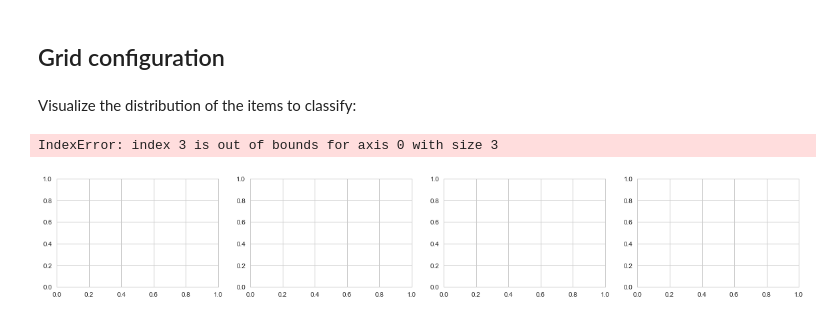
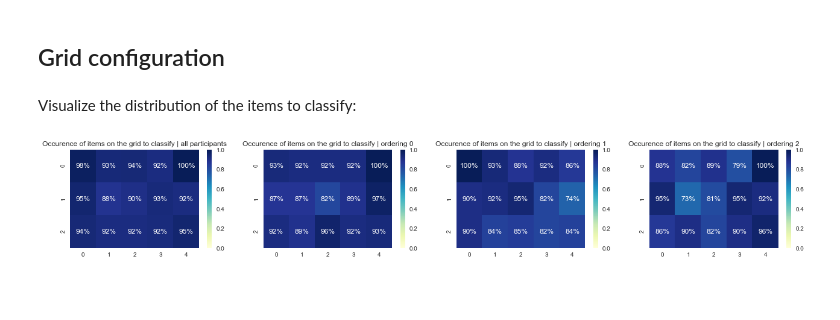
Before and after one commit to NormandErwan/HandheldVesadThesis, a Jupyter notebook: analysis/Enlarging a Smartphone with AR to Create a Handheld VESAD (Virtually Extended Screen-Aligned Display).ipynb, the cells around one changed output. Cells and saved outputs as stored; diff of their text form; code cells hidden in the pictures; blank space fills up the shorter version.

```diff
--- a/analysis/Enlarging a Smartphone with AR to Create a Handheld VESAD (Virtually Extended Screen-Aligned Display).ipynb
+++ b/analysis/Enlarging a Smartphone with AR to Create a Handheld VESAD (Virtually Extended Screen-Aligned Display).ipynb
@@ -124,14 +129,7 @@ participants.set_index('participant_id', inplace=True)
 # Some participants are non valid or don't have complete mesures
 non_valid_participants = [0]
 participants = participants[~participants.index.isin(non_valid_participants)]
+rates = rates[~rates['participant_id'].isin(non_valid_participants)]
 
 incomplete_trials_participant_ids = [0, 4]
 trials = trials[~trials['participant_id'].isin(incomplete_trials_participant_ids)].reset_index(drop=True)
-
-# Some participants have wrong head phone mesures
-for head_distance_column in ['absolute_head_phone_distance', 'signed_head_phone_distance']:
-    trials.loc[trials[head_distance_column] == 0, head_distance_column] = np.nan
-# %%
-# Copy ordering column from participants to trials
-trials['ordering'] = [participants.at[participant_id, 'ordering'] for participant_id in trials['participant_id']]
-trials['ordering'] = trials['ordering'].astype(trials_ivs['ordering']['categorical'])
@@ -138,9 +140,14 @@ trials['ordering'] = trials['ordering'].astype(trials_ivs['ordering']['categoric
+# %%
+# Copy ordering column from rates to participants
+participants['ordering'] = rates.groupby('participant_id')['ordering'].first()
+participants['ordering'] = participants['ordering'].astype(trials_ivs['ordering']['categorical'])
+
+# Set categoricals to rates IVs
+for iv_label in ['ordering', 'technique']:
+    rates[iv_label] = rates[iv_label].astype(trials_ivs[iv_label]['categorical'])
 # %%
 # Eval the arrays in some dvs
 def eval_if_str(data):
     return literal_eval(data) if isinstance(data, str) else data
 
-for dv_label in participants_dvs.columns:
-    participants[dv_label] = participants[dv_label].apply(eval_if_str)
-
 trials['grid_config'] = trials['grid_config'].apply(eval_if_str)
@@ -361,24 +389,26 @@ Visualize the distribution of the items to classify:
 # %%
 grid_shape, grid_items_count = (5, 3), 5
 
 def count_grid_items_to_classify(participant_ids):
-    grid_counts = pd.DataFrame(0, columns=range(grid_shape[1]), index=range(grid_shape[0]))
+    grid_counts = pd.DataFrame(0, columns=range(grid_shape[0]), index=range(grid_shape[1]))
     for index, grid_config in trials.loc[trials['participant_id'].isin(participant_ids), 'grid_config'].iteritems():
         for i in range(grid_shape[1]):
             for j in range(grid_shape[0]):
                 if grid_config[i][j][0] == grid_config[i][j][grid_items_count - 1]:
                     grid_counts.iat[i, j] = grid_counts.iat[i, j] + 1
     return grid_counts
 
-fig, axs = plt.subplots(nrows=1, ncols=4, figsize=(20,3))
+fig, axs = plt.subplots(nrows=1, ncols=4, figsize=(22,3))
 
-sns.heatmap(countGridItemsToClassify(participants.index.tolist()), vmin=0, annot=True, fmt='d', cmap='YlGnBu', ax=axs[0])
+grid_counts = count_grid_items_to_classify(participants.index.tolist())
+grid_counts = grid_counts / max(grid_counts.max())
+sns.heatmap(grid_counts, vmin=0, annot=True, fmt='.0%', cmap='YlGnBu', ax=axs[0])
 axs[0].set(title='Occurence of items on the grid to classify | all participants')
 
-for i in range(len(ordering)):
-    grid_counts = countGridItemsToClassify(participants[participants['ordering'] == ordering[i]]['participant_id'].tolist())
-    sns.heatmap(grid_counts, vmin=0, annot=True, fmt='d', cmap='YlGnBu', ax=axs[i+1])
-    axs[i+1].set(title='Occurence of items on the grid to classify | ordering ' + str(ordering[i]))
+for i in range(len(ordering_categories)):
+    grid_counts = count_grid_items_to_classify(participants[participants['ordering'] == ordering_categories[i]].index.tolist())
+    grid_counts = grid_counts / max(grid_counts.max())
+    sns.heatmap(grid_counts, vmin=0, annot=True, fmt='.0%', cmap='YlGnBu', ax=axs[i+1])
+    axs[i+1].set(title='Occurence of items on the grid to classify | ordering ' + str(ordering_categories[i]))
 # %% [output]
-IndexError: index 3 is out of bounds for axis 0 with size 3
-[figure, old version]
+[figure, new version]
```
Also changed, not shown: parts of 39 cells of this notebook.
